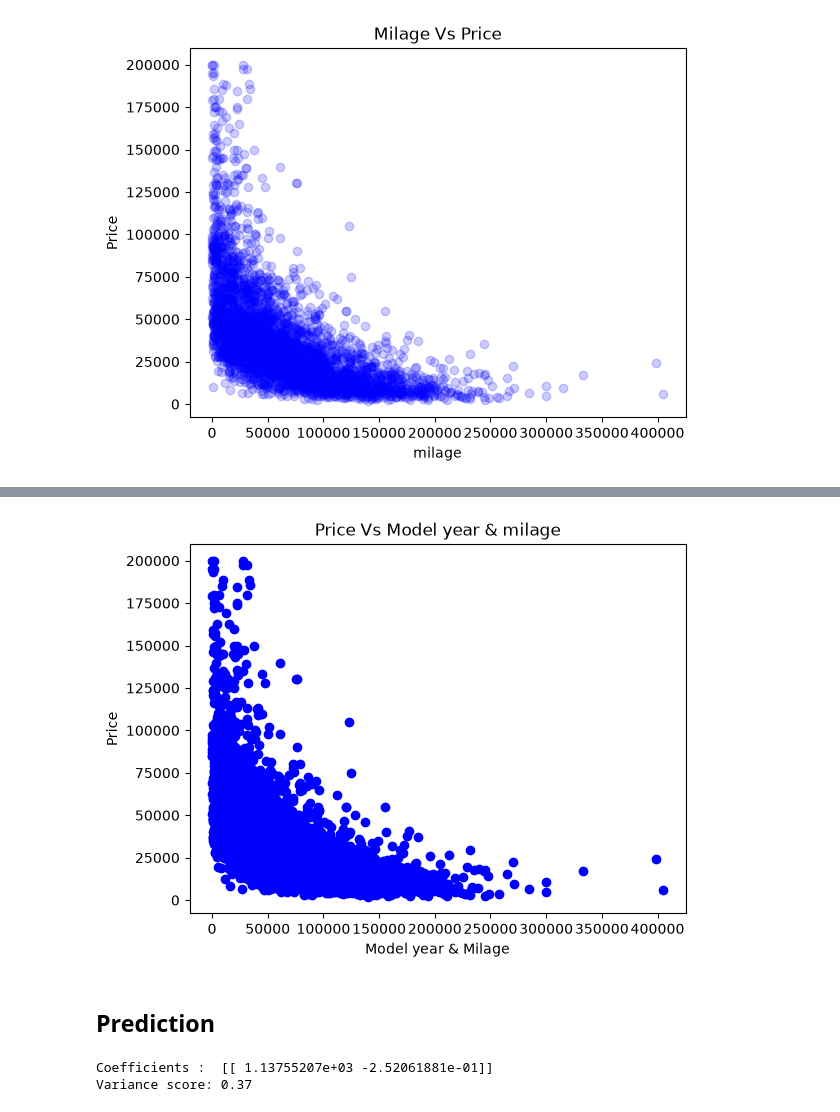
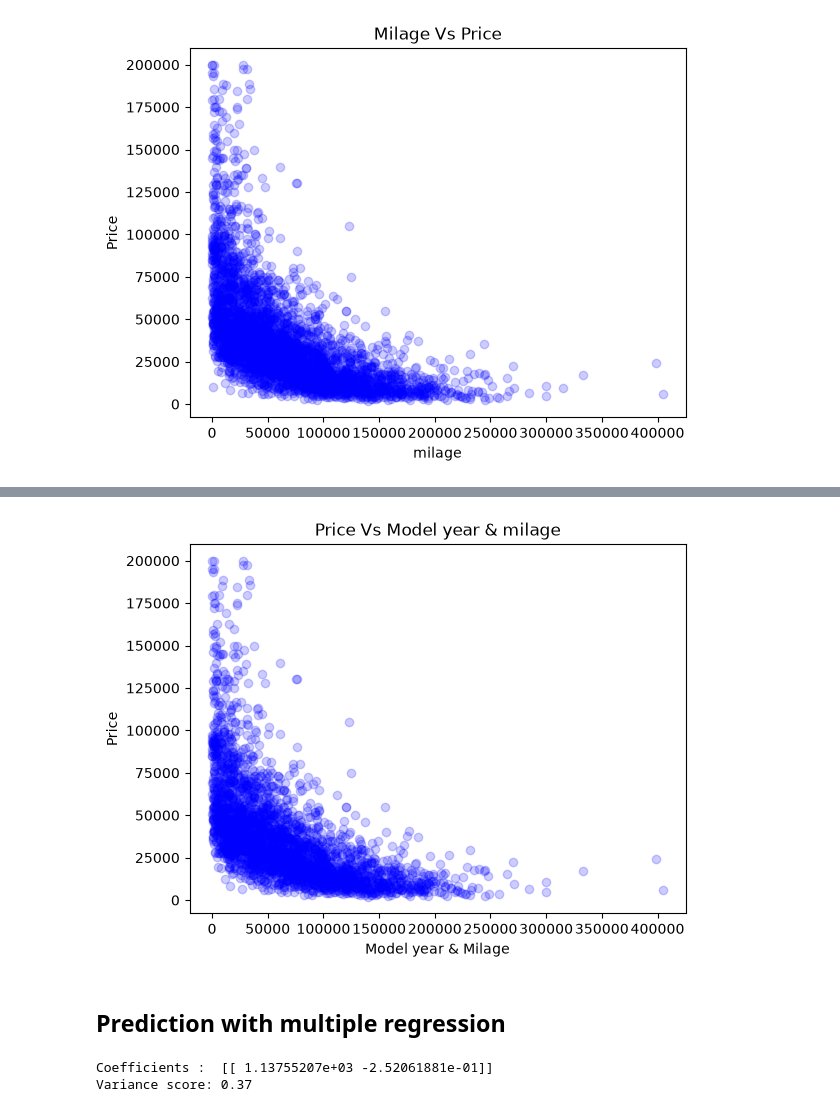
Before and after one commit to Mobin-Madadi/car-price-prediction-ml, a Jupyter notebook: notebooks/car_price_prediction.ipynb, the cells around one changed output, grey strips where cells are left out. Cells and saved outputs as stored; diff of their text form; code cells hidden in the pictures.

```diff
--- a/notebooks/car_price_prediction.ipynb
+++ b/notebooks/car_price_prediction.ipynb
@@ -298,21 +298,21 @@ plt.show()
 # %%
 from sklearn import linear_model
 regr = linear_model.LinearRegression()
 
 x = np.asanyarray(train[['model_year' , 'milage']])
 y = np.asanyarray(train[['price']])
 
 regr.fit(x , y)
 
-plt.scatter(train.milage , train.price , color = 'blue')
+plt.scatter(train.milage , train.price , color = 'blue' , alpha = 0.2)
 plt.title('Price Vs Model year & milage')
 plt.ylabel('Price')
 plt.xlabel('Model year & Milage')
 plt.show()
 # %% [output]
-[figure, old version]
+[figure, new version]
 # %% [markdown]
-## Prediction
+## Prediction with multiple regression
 # %%
 x = np.asanyarray(train[['model_year' , 'milage']])
 y = np.asanyarray(train[['price']])
```
Also changed, not shown: parts of 2 cells of this notebook.
